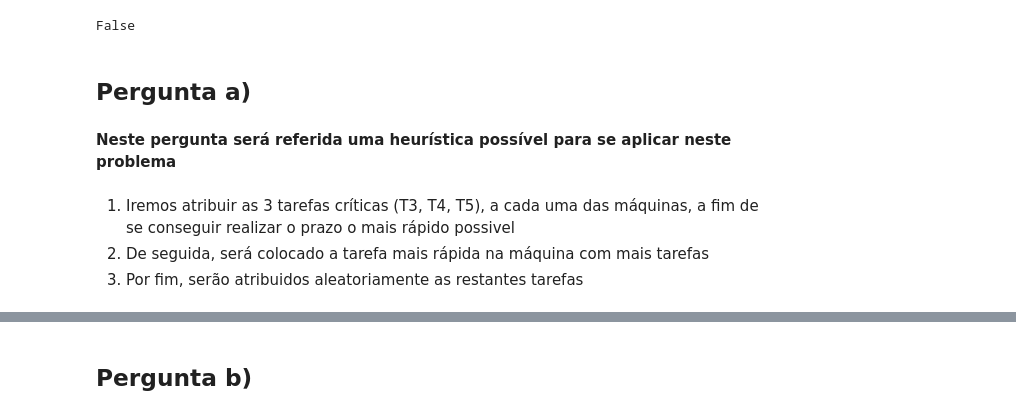
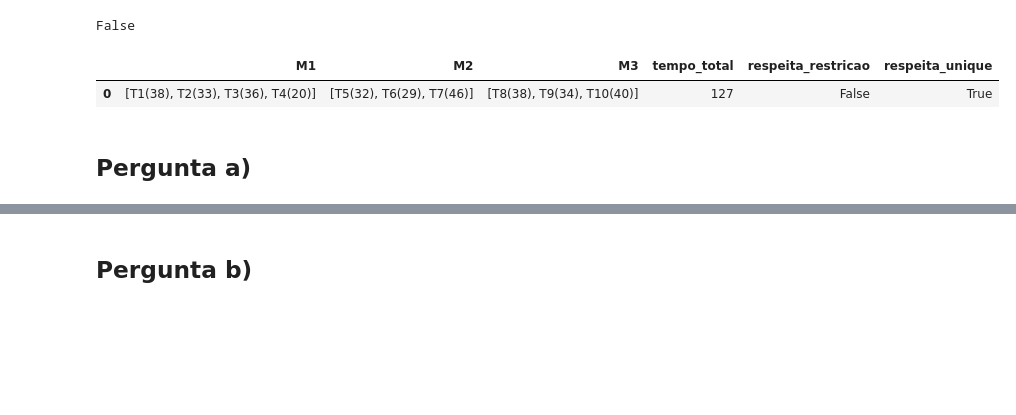
Before and after one commit to kardecallan566/Trab_grup_OH, a Jupyter notebook: notebooks/sugestao.ipynb, the cells around one changed output, grey strips where cells are left out. Cells and saved outputs as stored; diff of their text form; code cells hidden in the pictures; blank space fills up the shorter version.

```diff
--- a/notebooks/sugestao.ipynb
+++ b/notebooks/sugestao.ipynb
@@ -208,8 +215,18 @@ def verificar_cromossomo2(df):
+# %%
+def create_df(permutations: list[Permutation] | Permutation, *args):
+  if isinstance(permutations, Permutation): return create_df([permutations, *args])
+  return pd.DataFrame({
+    "M1": [p.maquinas[0].tarefas for p in permutations],
+    "M2": [p.maquinas[1].tarefas for p in permutations],
+    "M3": [p.maquinas[2].tarefas for p in permutations],
+    "tempo_total": [p.horario.tempoTotal for p in permutations],
+    "respeita_restricao": [respeitaRestricao(p.horario, restricao) for p in permutations],
+    "respeita_unique": [len(set(p.as_cromo())) == len(p.as_cromo()) for p in permutations]
+  })
+# use example
+create_df(primeiro)
+# %% [output]
+|  | M1 | M2 | M3 | tempo_total | respeita_restricao | respeita_unique |
+| 0 | [T1(38), T2(33), T3(36), T4(20)] | [T5(32), T6(29), T7(46)] | [T8(38), T9(34), T10(40)] | 127 | False | True |
 # %% [markdown]
 ## Pergunta a)
-# %% [markdown]
-**Neste pergunta será referida uma heurística possível para se aplicar neste problema**
-# %% [markdown]
-1. Iremos atribuir as 3 tarefas críticas (T3, T4, T5), a cada uma das máquinas, a fim de se conseguir realizar o prazo o mais rápido possivel
-2. De seguida, será colocado a tarefa mais rápida na máquina com mais tarefas
-3. Por fim, serão atribuidos aleatoriamente as restantes tarefas
```
Also changed, not shown: parts of 12 cells of this notebook.
